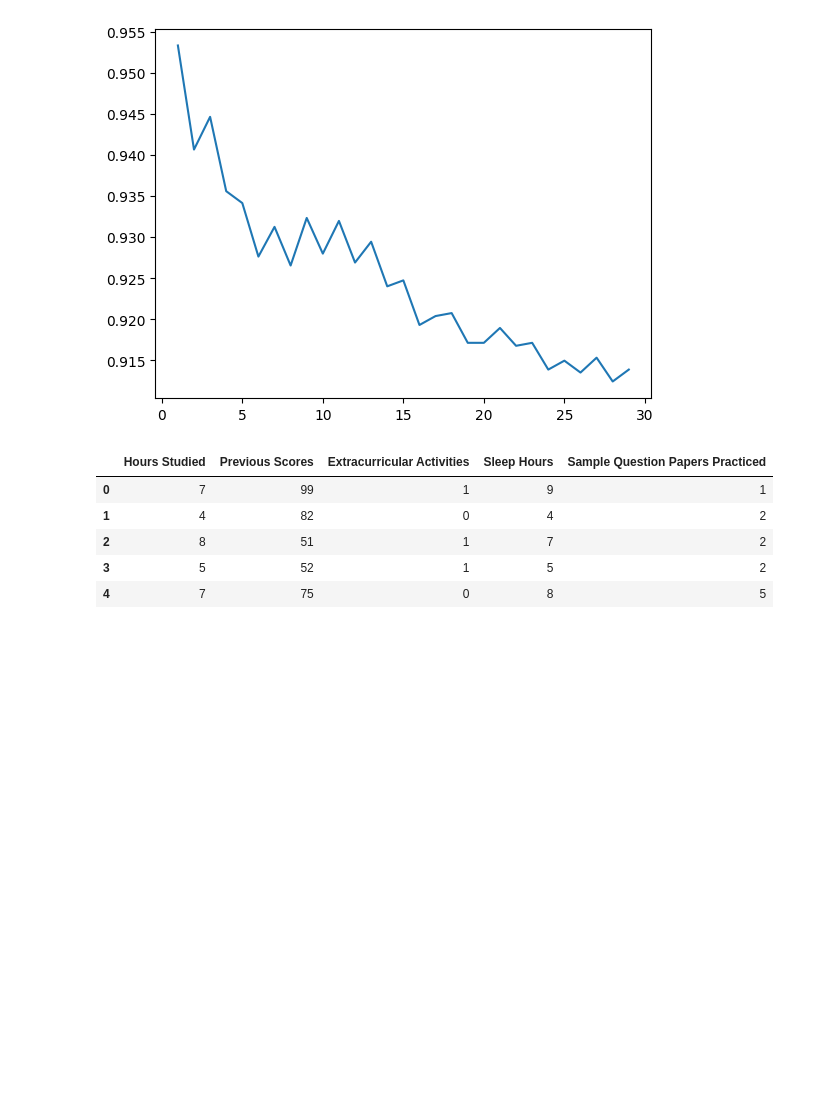
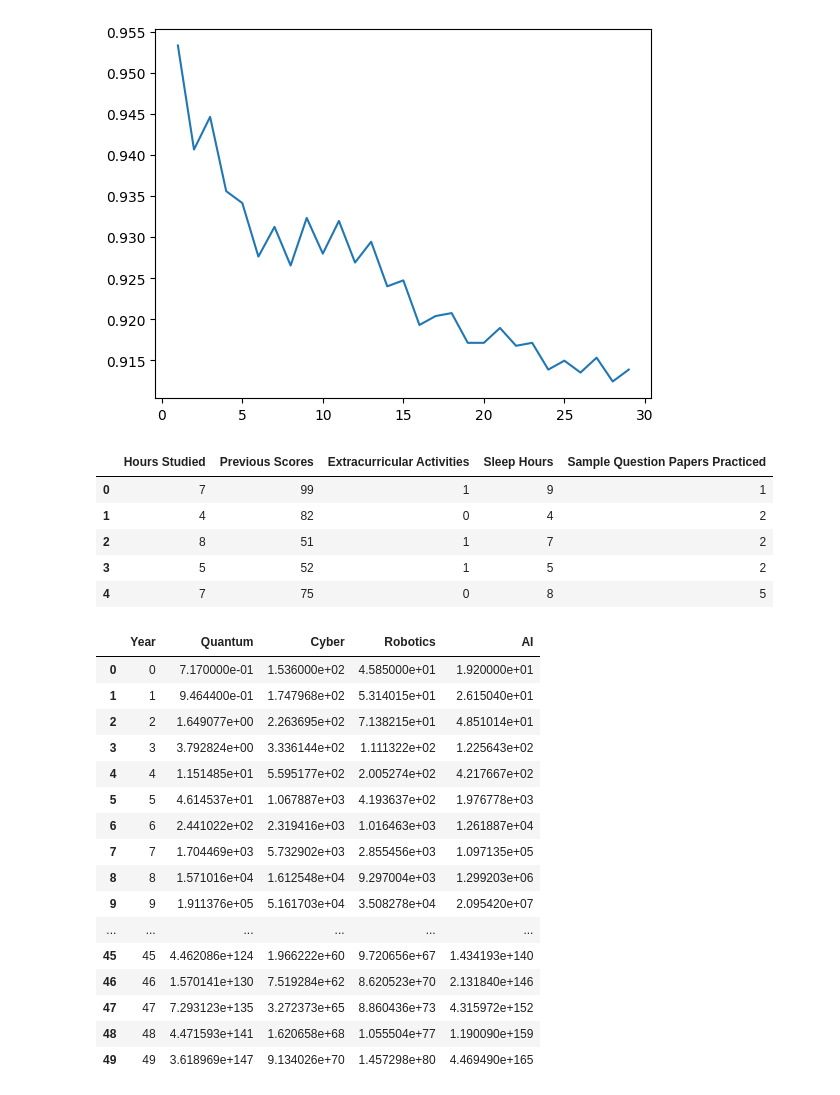
Before and after one commit to Gaulgeous/Cyber-AI, a Jupyter notebook: cyber_ai/miniproject.ipynb, the cells around one changed output. Saved outputs shown, nothing was run; the diff lists cells and outputs as text; code cells hidden in the pictures; blank space fills up the shorter version.

```diff
--- a/cyber_ai/miniproject.ipynb
+++ b/cyber_ai/miniproject.ipynb
@@ -95,0 +151,48 @@ data.head()
+# %%
+quant = 0.717
+cyber = 153.6
+robotics = 45.85
+ai = 19.2
+
+quant_cagr = 1.32
+cyber_cagr = 1.138
+robotics_cagr = 1.159
+ai_cagr = 1.362
+
+quant_list = []
+cyber_list = []
+robotics_list = []
+ai_list = []
+
+for years in range(50):
+
+    quant = quant * pow(quant_cagr, years)
+    cyber = cyber * pow(cyber_cagr, years)
+    robotics = robotics * pow(robotics_cagr, years)
+    ai = ai * pow(ai_cagr, years)
+
+    quant_list.append(quant)
+    cyber_list.append(cyber)
+    robotics_list.append(robotics)
+    ai_list.append(ai)
+
+df = pd.DataFrame({"Year": range(50), "Quantum": quant_list, "Cyber": cyber_list, "Robotics": robotics_list, "AI": ai_list})
+df
+# %% [output]
+|  | Year | Quantum | Cyber | Robotics | AI |
+| 0 | 0 | 7.170000e-01 | 1.536000e+02 | 4.585000e+01 | 1.920000e+01 |
+| 1 | 1 | 9.464400e-01 | 1.747968e+02 | 5.314015e+01 | 2.615040e+01 |
+| 2 | 2 | 1.649077e+00 | 2.263695e+02 | 7.138215e+01 | 4.851014e+01 |
+| 3 | 3 | 3.792824e+00 | 3.336144e+02 | 1.111322e+02 | 1.225643e+02 |
+| 4 | 4 | 1.151485e+01 | 5.595177e+02 | 2.005274e+02 | 4.217667e+02 |
+| 5 | 5 | 4.614537e+01 | 1.067887e+03 | 4.193637e+02 | 1.976778e+03 |
+| 6 | 6 | 2.441022e+02 | 2.319416e+03 | 1.016463e+03 | 1.261887e+04 |
+| 7 | 7 | 1.704469e+03 | 5.732902e+03 | 2.855456e+03 | 1.097135e+05 |
+| 8 | 8 | 1.571016e+04 | 1.612548e+04 | 9.297004e+03 | 1.299203e+06 |
+| 9 | 9 | 1.911376e+05 | 5.161703e+04 | 3.508278e+04 | 2.095420e+07 |
+| ... | ... | ... | ... | ... | ... |
+| 45 | 45 | 4.462086e+124 | 1.966222e+60 | 9.720656e+67 | 1.434193e+140 |
+| 46 | 46 | 1.570141e+130 | 7.519284e+62 | 8.620523e+70 | 2.131840e+146 |
+| 47 | 47 | 7.293123e+135 | 3.272373e+65 | 8.860436e+73 | 4.315972e+152 |
+| 48 | 48 | 4.471593e+141 | 1.620658e+68 | 1.055504e+77 | 1.190090e+159 |
+| 49 | 49 | 3.618969e+147 | 9.134026e+70 | 1.457298e+80 | 4.469490e+165 |
```
Also changed, not shown: parts of 8 cells of this notebook, 3 other files.
